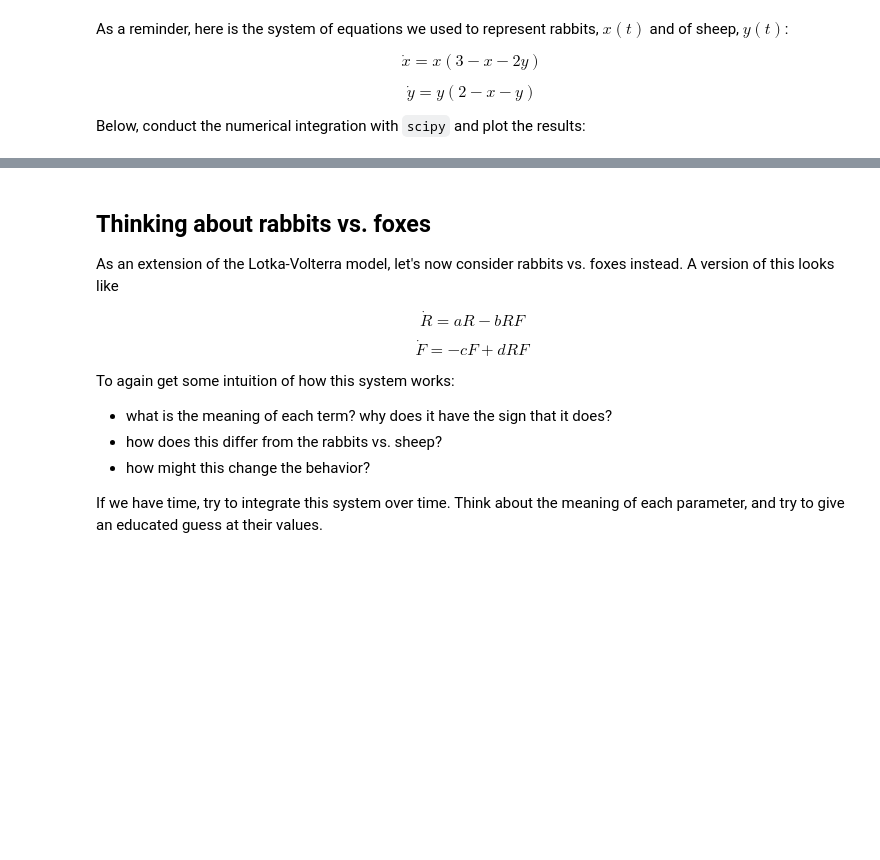
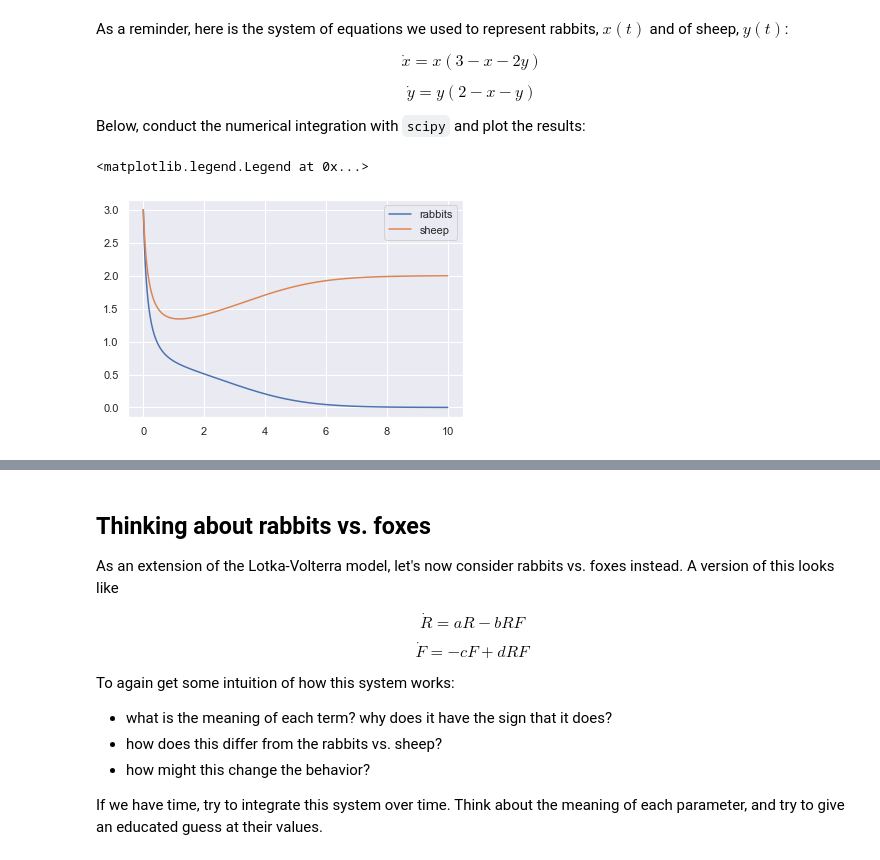
Before and after one commit to sbeeler/BIOL301_Fall2022, a Jupyter notebook: _sources/04_scipy_integration.ipynb, the cells around one changed output, grey strips where cells are left out. Drawn from its saved outputs; the diff is of its cells as text; code cells hidden in the pictures; blank space fills up the shorter version.

```diff
--- a/_sources/04_scipy_integration.ipynb
+++ b/_sources/04_scipy_integration.ipynb
@@ -97,3 +140,34 @@ $$\dot x = x(3-x-2y)$$
 $$\dot y = y(2-x-y)$$
 
 Below, conduct the numerical integration with `scipy` and plot the results:
+# %%
+def rabbits_v_sheep_rhs(xy, t):
+    """
+    Right hand side for rabbits vs. sheep
+    """
+    # unpack the x and y values
+    x, y = xy
+
+    # Compute dx/dt
+    dx_dt =  x*(3-x-2*y)
+
+     # Compute dy/dt
+    dy_dt =  y*(2-x-y)
+
+    # Return the result as a NumPy array
+    return np.array([dx_dt, dy_dt])
+# %%
+# Time points we want for the solution
+t = np.linspace(0,10,1000)
+
+# Initial conditions
+xy_0 = np.array([3,3])
+
+# Integrate ODES
+xy = scipy.integrate.odeint(rabbits_v_sheep_rhs, xy_0, t)
+# %%
+plt.plot(t, xy)
+plt.legend(["rabbits","sheep"])
+# %% [output]
+<matplotlib.legend.Legend at 0x...>
+[figure, added]
```
Also changed, not shown: parts of 9 cells of this notebook, 7 other files.
